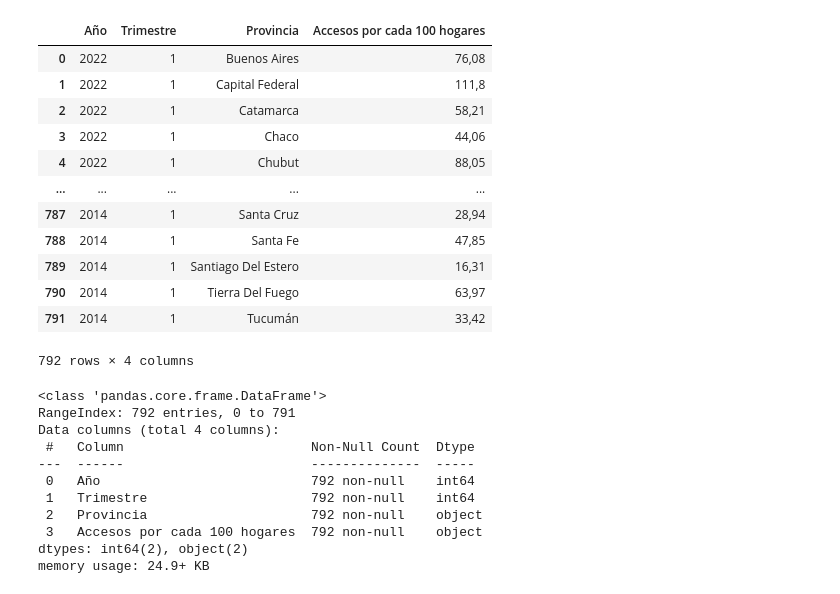
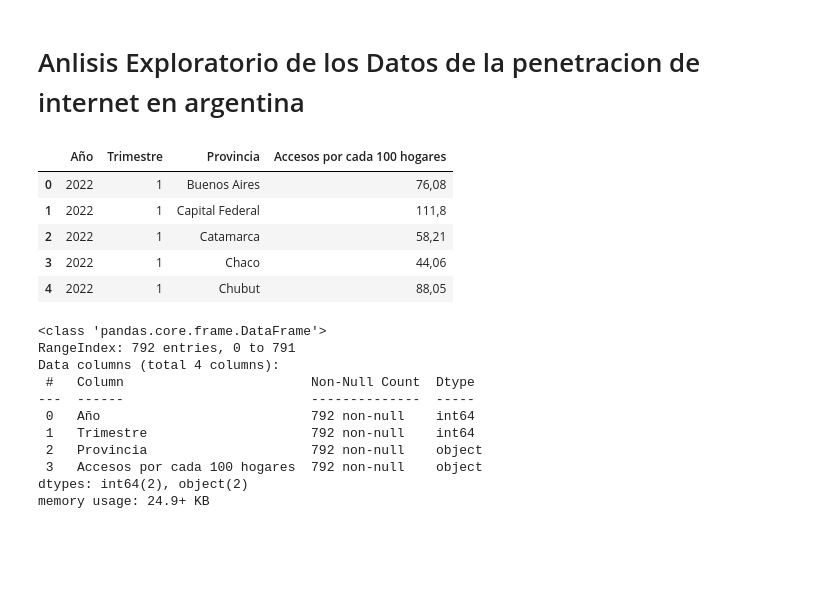
Before and after one commit to hiek9808/Proyecto-Individual-03, a Jupyter notebook: EDA.ipynb, the cells around one changed output. Drawn from its saved outputs; the diff is of its cells as text; code cells hidden in the pictures; blank space fills up the shorter version.

```diff
--- a/EDA.ipynb
+++ b/EDA.ipynb
@@ -1 +1,3 @@
+# %% [markdown]
+# Anlisis Exploratorio de los Datos de la penetracion de internet en argentina
 # %%
@@ -2,21 +5,15 @@
 import pandas as pd
 import seaborn as sns
 import matplotlib.pyplot as plt
-# %%
-ip = pd.read_csv("./datasets/Internet_Penetracion.csv")
-ip
-# %% [output]
-|  | Año | Trimestre | Provincia | Accesos por cada 100 hogares |
-| 0 | 2022 | 1 | Buenos Aires | 76,08 |
-| 1 | 2022 | 1 | Capital Federal | 111,8 |
-| 2 | 2022 | 1 | Catamarca | 58,21 |
-| 3 | 2022 | 1 | Chaco | 44,06 |
-| 4 | 2022 | 1 | Chubut | 88,05 |
-| ... | ... | ... | ... | ... |
-| 787 | 2014 | 1 | Santa Cruz | 28,94 |
-| 788 | 2014 | 1 | Santa Fe | 47,85 |
-| 789 | 2014 | 1 | Santiago Del Estero | 16,31 |
-| 790 | 2014 | 1 | Tierra Del Fuego | 63,97 |
-| 791 | 2014 | 1 | Tucumán | 33,42 |
-792 rows × 4 columns
+# %%
+# Cargamos los datos de la penetracion de internet en Argentina por provincia.
+internet_penetracion = pd.read_csv("./datasets/Internet_Penetracion.csv")
+internet_penetracion.head()
+# %% [output]
+|  | Año | Trimestre | Provincia | Accesos por cada 100 hogares |
+| 0 | 2022 | 1 | Buenos Aires | 76,08 |
+| 1 | 2022 | 1 | Capital Federal | 111,8 |
+| 2 | 2022 | 1 | Catamarca | 58,21 |
+| 3 | 2022 | 1 | Chaco | 44,06 |
+| 4 | 2022 | 1 | Chubut | 88,05 |
 # %%
```
Also changed, not shown: parts of 15 cells of this notebook, 1 other file.
